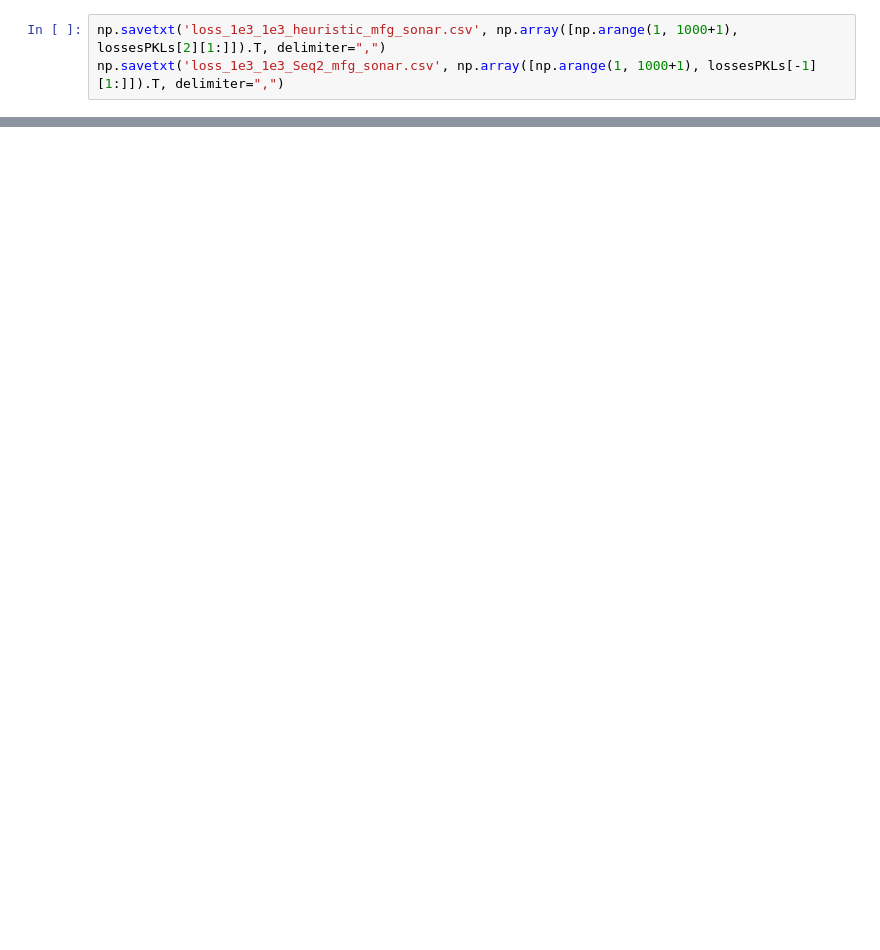
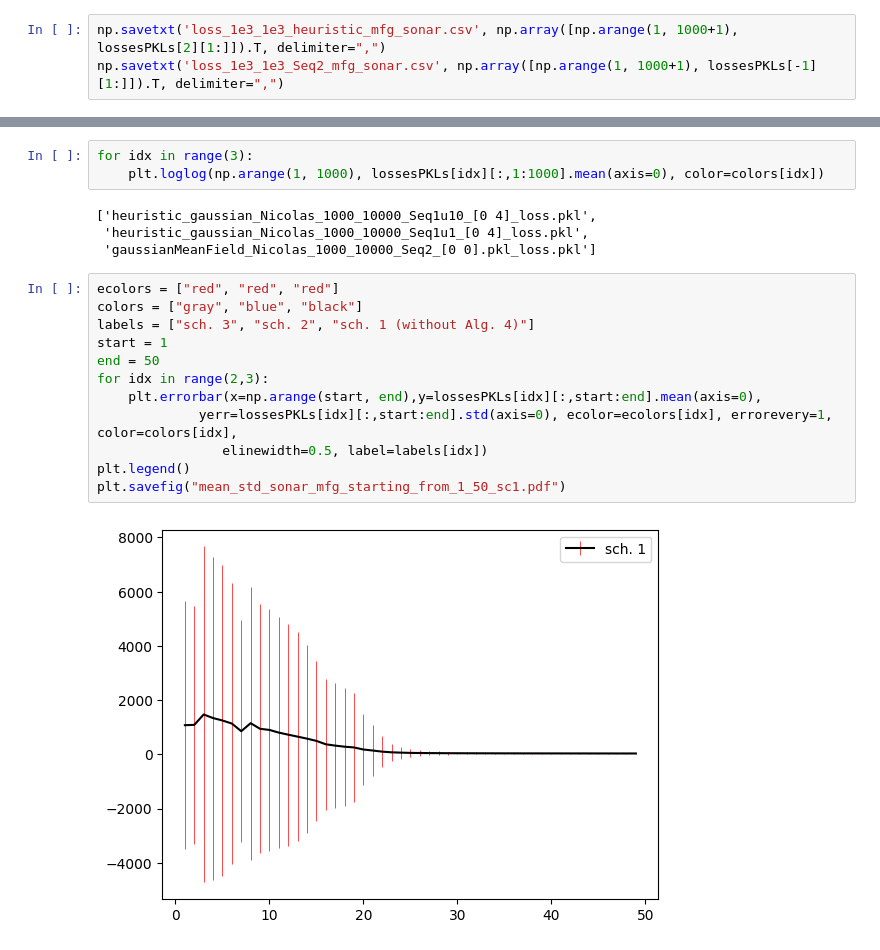
Before and after one commit to ylefay/LSVI, a Jupyter notebook: LSVI/experiments/logisticRegression/sonar_logistic_regression/output_mean_field/read.ipynb, the cells around one changed output, grey strips where cells are left out. Saved outputs shown, nothing was run; the diff lists cells and outputs as text; blank space fills up the shorter version.

```diff
--- a/LSVI/experiments/logisticRegression/sonar_logistic_regression/output_mean_field/read.ipynb
+++ b/LSVI/experiments/logisticRegression/sonar_logistic_regression/output_mean_field/read.ipynb
@@ -51,0 +85,21 @@ np.savetxt('loss_1e3_1e3_Seq2_mfg_sonar.csv', np.array([np.arange(1, 1000+1), lo
+# %%
+for idx in range(3):
+    plt.loglog(np.arange(1, 1000), lossesPKLs[idx][:,1:1000].mean(axis=0), color=colors[idx])
+# %% [output]
+['heuristic_gaussian_Nicolas_1000_10000_Seq1u10_[0 4]_loss.pkl',
+ 'heuristic_gaussian_Nicolas_1000_10000_Seq1u1_[0 4]_loss.pkl',
+ 'gaussianMeanField_Nicolas_1000_10000_Seq2_[0 0].pkl_loss.pkl']
+# %%
+ecolors = ["red", "red", "red"]
+colors = ["gray", "blue", "black"]
+labels = ["sch. 3", "sch. 2", "sch. 1 (without Alg. 4)"]
+start = 1
+end = 50
+for idx in range(2,3):
+    plt.errorbar(x=np.arange(start, end),y=lossesPKLs[idx][:,start:end].mean(axis=0),
+             yerr=lossesPKLs[idx][:,start:end].std(axis=0), ecolor=ecolors[idx], errorevery=1, color=colors[idx],
+                elinewidth=0.5, label=labels[idx])
+plt.legend()
+plt.savefig("mean_std_sonar_mfg_starting_from_1_50_sc1.pdf")
+# %% [output]
+[figure, added]
```
Also changed, not shown: parts of 9 cells of this notebook, 6 other files.
